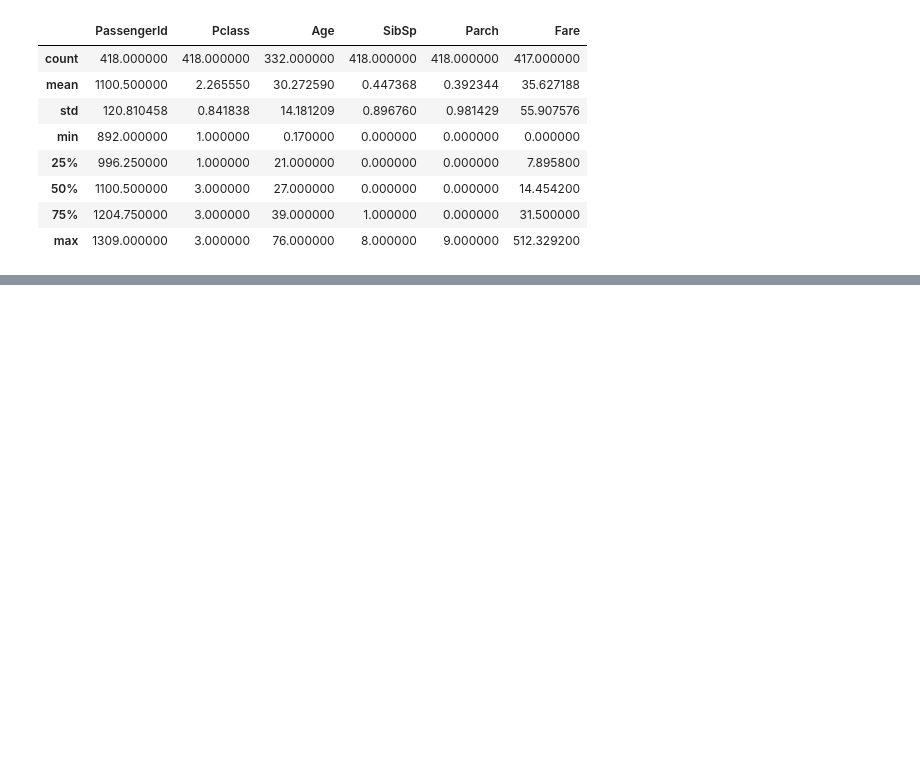
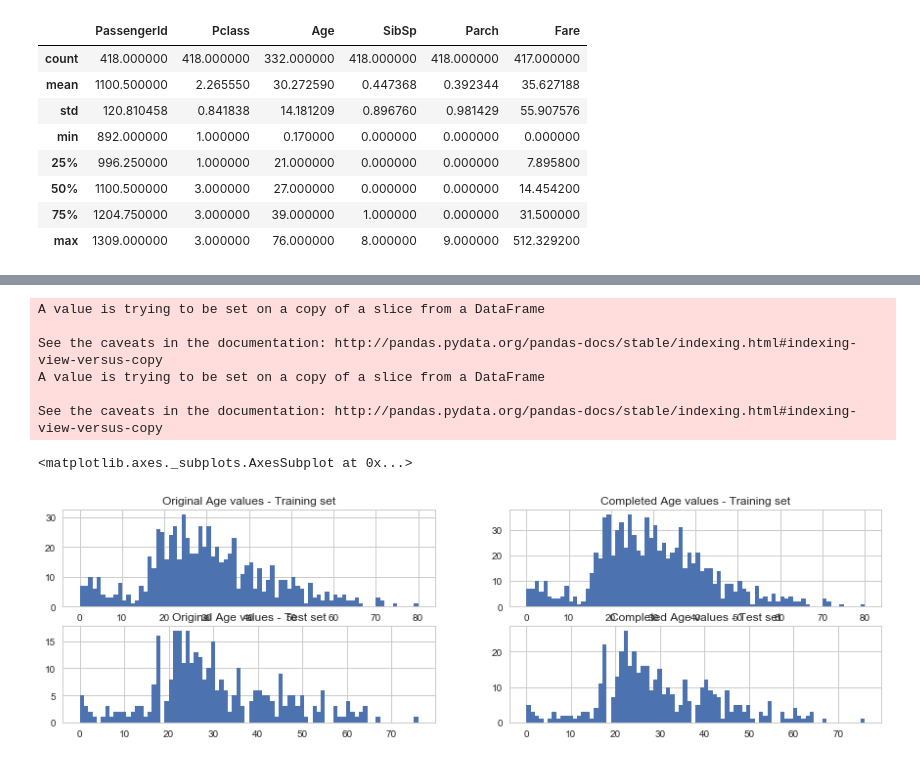
Before and after one commit to u-abramchuk/titanic, a Jupyter notebook: code/notebook.ipynb, the cells around one changed output, grey strips where cells are left out. Drawn from its saved outputs; the diff is of its cells as text; code cells hidden in the pictures; blank space fills up the shorter version.

```diff
--- a/code/notebook.ipynb
+++ b/code/notebook.ipynb
@@ -121,0 +200,3 @@ test.describe()
+# %%
+test['Sex'] = test['Sex'].map({'male': 1, 'female': 0}).astype(int)
+test.head()
@@ -121,0 +210,54 @@ test.describe()
+# %%
+# Age
+
+# values are from 0.42 to 80
+# some records are missing age, need to fill somehow
+
+fig, axes = plt.subplots(2, 2, figsize=(15,4))
+axis1 = axes[0, 0]
+axis2 = axes[0, 1]
+axis3 = axes[1, 0]
+axis4 = axes[1, 1]
+axis1.set_title('Original Age values - Training set')
+axis2.set_title('Completed Age values - Training set')
+axis3.set_title('Original Age values - Test set')
+axis4.set_title('Completed Age values - Test set')
+
+# Let's fill missing values by randomly generating random values from range (mean - std, mean + std)
+train_mean = train['Age'].mean()
+train_std = train['Age'].std()
+train_null_count = train['Age'].isnull().sum()
+
+# generate age values
+train_rand = np.random.randint(train_mean - train_std, train_mean + train_std, size=train_null_count)
+
+# plot original age values
+train['Age'].dropna().astype(int).hist(bins=80, ax=axis1)
+
+# replace 'Nan' age values with generated
+train['Age'][np.isnan(train['Age'])] = train_rand
+
+# convert all age value to int
+train['Age'] = train['Age'].astype(int)
+
+# plot completed age values
+train['Age'].hist(bins=80, ax=axis2)
+
+# do the same for test set
+test_mean = test['Age'].mean()
+test_std = test['Age'].std()
+test_null_count = test['Age'].isnull().sum()
+test_rand = np.random.randint(test_mean - test_std, test_mean + test_std, size=test_null_count)
+test['Age'].dropna().astype(int).hist(bins=80, ax=axis3)
+test['Age'][np.isnan(test['Age'])] = test_rand
+test['Age'] = test['Age'].astype(int)
+test['Age'].hist(bins=80, ax=axis4)
+# %% [output]
+A value is trying to be set on a copy of a slice from a DataFrame
+
+See the caveats in the documentation: http://pandas.pydata.org/pandas-docs/stable/indexing.html#indexing-view-versus-copy
+A value is trying to be set on a copy of a slice from a DataFrame
+
+See the caveats in the documentation: http://pandas.pydata.org/pandas-docs/stable/indexing.html#indexing-view-versus-copy
+<matplotlib.axes._subplots.AxesSubplot at 0x...>
+[figure, added]
```
Also changed, not shown: parts of 30 cells of this notebook.
